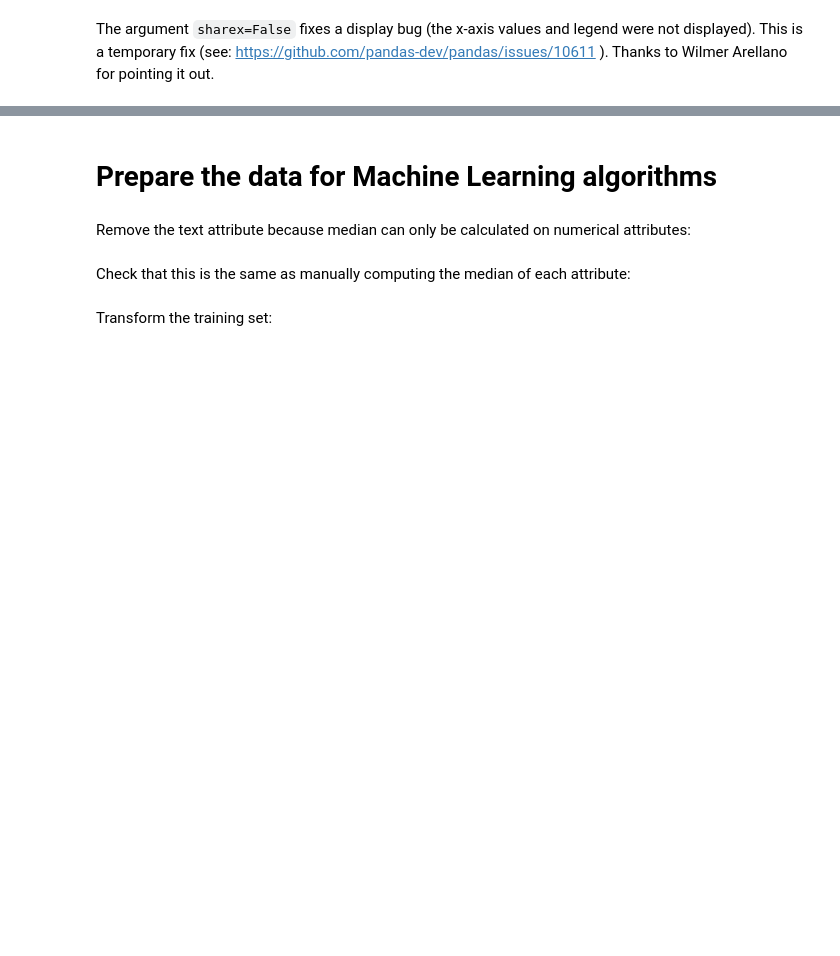
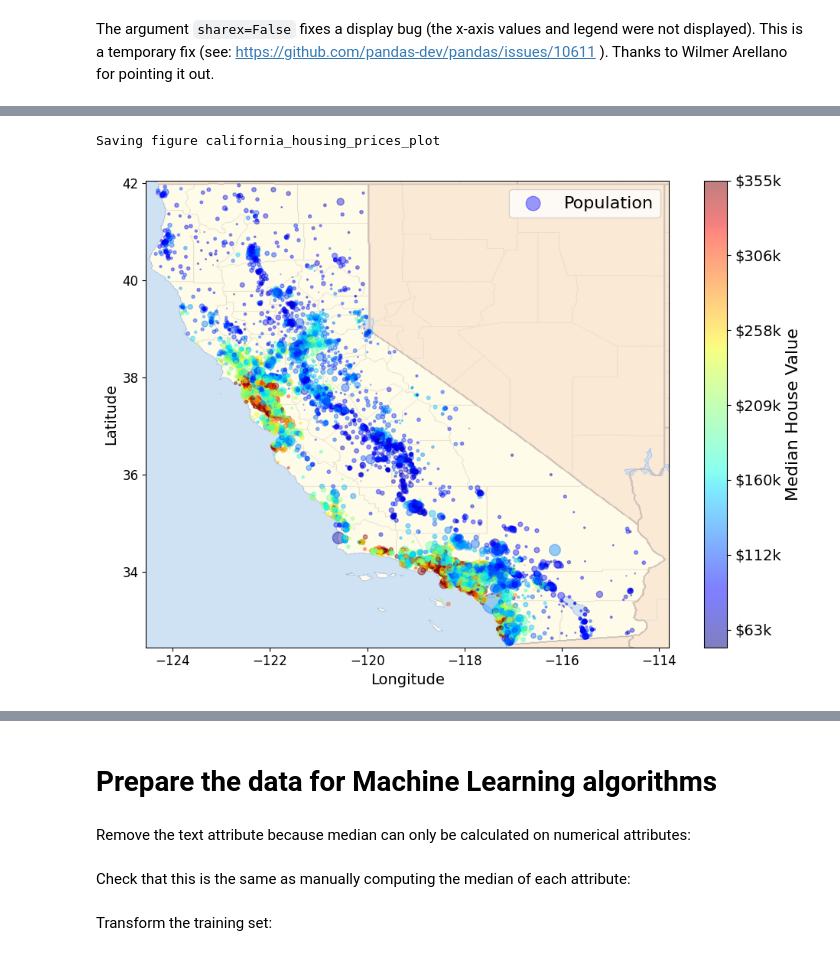
Before and after one commit to jayinc/PGP_in_BigData_AI_and_ML-IIT_Rourkee, a Jupyter notebook: end_to_end_machine_learning_project.ipynb, the cells around one changed output, grey strips where cells are left out. Cells and saved outputs as stored; diff of their text form; code cells hidden in the pictures; blank space fills up the shorter version.

```diff
--- a/end_to_end_machine_learning_project.ipynb
+++ b/end_to_end_machine_learning_project.ipynb
@@ -239,24 +350,27 @@ save_fig("housing_prices_scatterplot")
 # %%
 import matplotlib.image as mpimg
-california_img=mpimg.imread("extra_images/california.png")
+california_img=mpimg.imread("/content/drive/MyDrive/00 Learning 2024/IIT-r/allfiles/extra_images/california.png")
 ax = housing.plot(kind="scatter", x="longitude", y="latitude", figsize=(10,7),
                        s=housing['population']/100, label="Population",
                        c="median_house_value", cmap=plt.get_cmap("jet"),
                        colorbar=False, alpha=0.4,
                       )
 plt.imshow(california_img, extent=[-124.55, -113.80, 32.45, 42.05], alpha=0.5,
            cmap=plt.get_cmap("jet"))
 plt.ylabel("Latitude", fontsize=14)
 plt.xlabel("Longitude", fontsize=14)
 
 prices = housing["median_house_value"]
 tick_values = np.linspace(prices.min(), prices.max(), 11)
 cbar = plt.colorbar()
 cbar.ax.set_yticklabels(["$%dk"%(round(v/1000)) for v in tick_values], fontsize=14)
 cbar.set_label('Median House Value', fontsize=16)
 
 plt.legend(fontsize=16)
 save_fig("california_housing_prices_plot")
 plt.show()
+# %% [output]
+Saving figure california_housing_prices_plot
+[figure, added]
 # %%
 corr_matrix = housing.corr()
```
Also changed, not shown: parts of 24 cells of this notebook.
